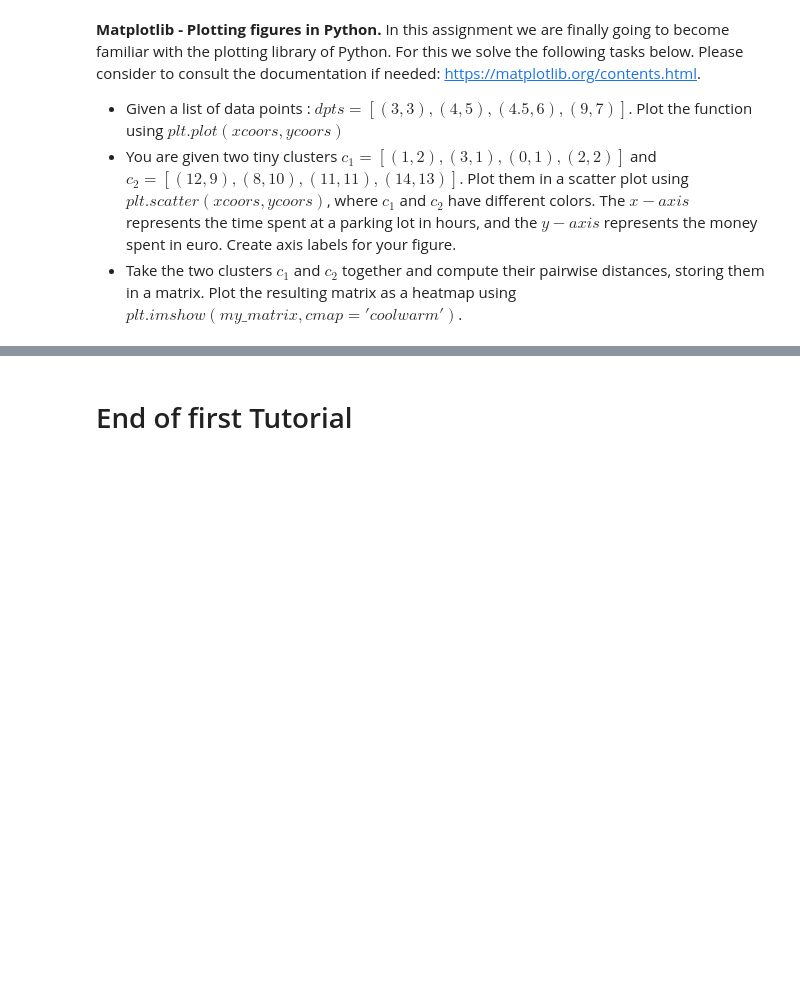
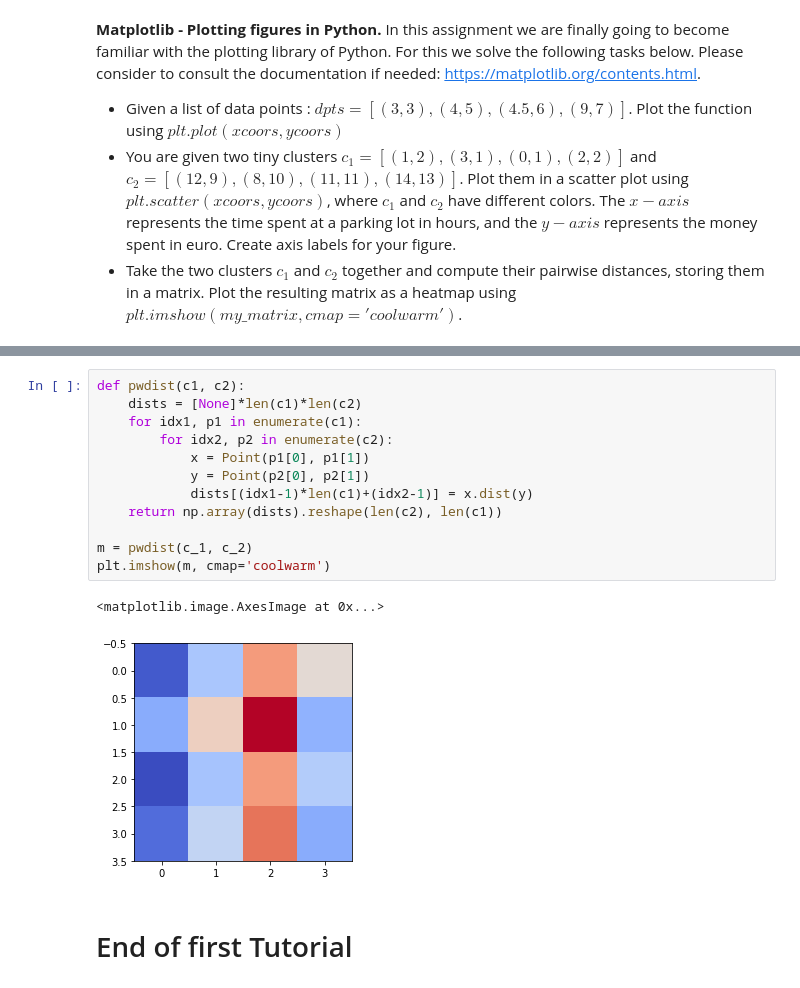
Before and after one commit to changkun/ws-18-19-deep-learning-tutorial, a Jupyter notebook: week2/py_intro.ipynb, the cells around one changed output, grey strips where cells are left out. Saved outputs shown, nothing was run; the diff lists cells and outputs as text; blank space fills up the shorter version.

```diff
--- a/week2/py_intro.ipynb
+++ b/week2/py_intro.ipynb
@@ -121,2 +442,17 @@ Now, create a class Rectangle which inherits from $Shape$ and in which you $impl
+# %%
+def pwdist(c1, c2):
+    dists = [None]*len(c1)*len(c2)
+    for idx1, p1 in enumerate(c1):
+        for idx2, p2 in enumerate(c2):
+            x = Point(p1[0], p1[1])
+            y = Point(p2[0], p2[1])
+            dists[(idx1-1)*len(c1)+(idx2-1)] = x.dist(y)
+    return np.array(dists).reshape(len(c2), len(c1))
+
+m = pwdist(c_1, c_2)
+plt.imshow(m, cmap='coolwarm')
+# %% [output]
+<matplotlib.image.AxesImage at 0x...>
+[figure, added]
 # %% [markdown]
 # End of first Tutorial
```
Also changed, not shown: parts of 27 cells of this notebook.
